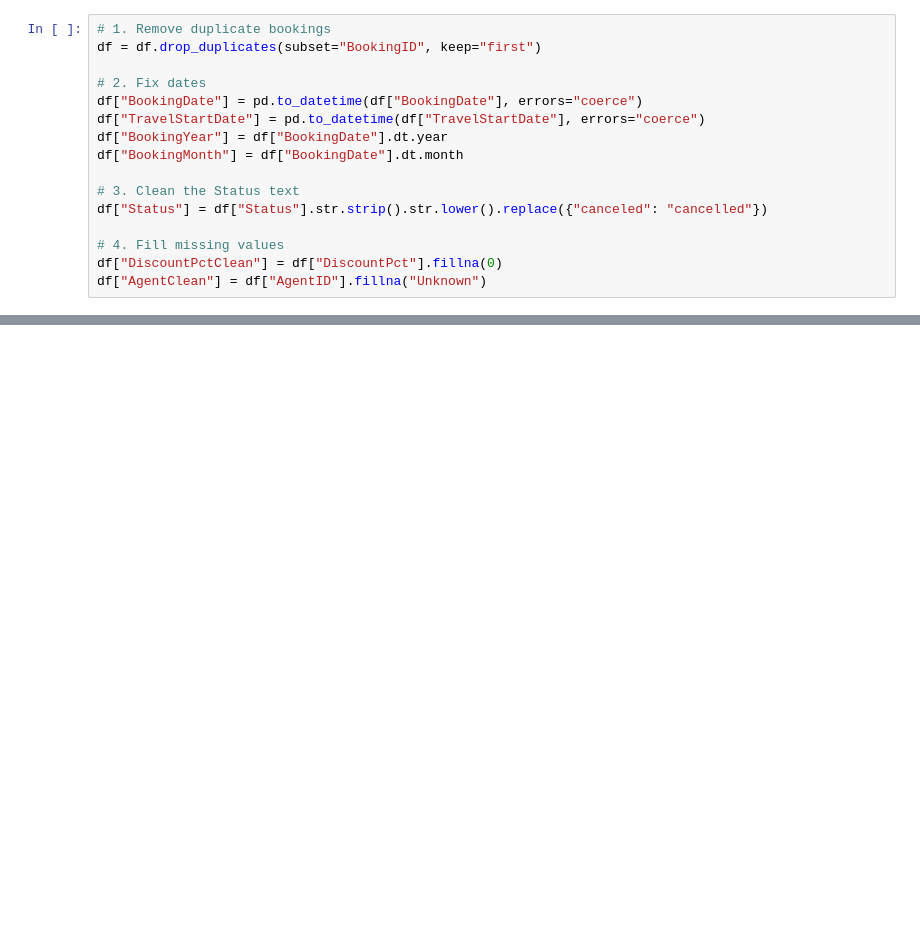
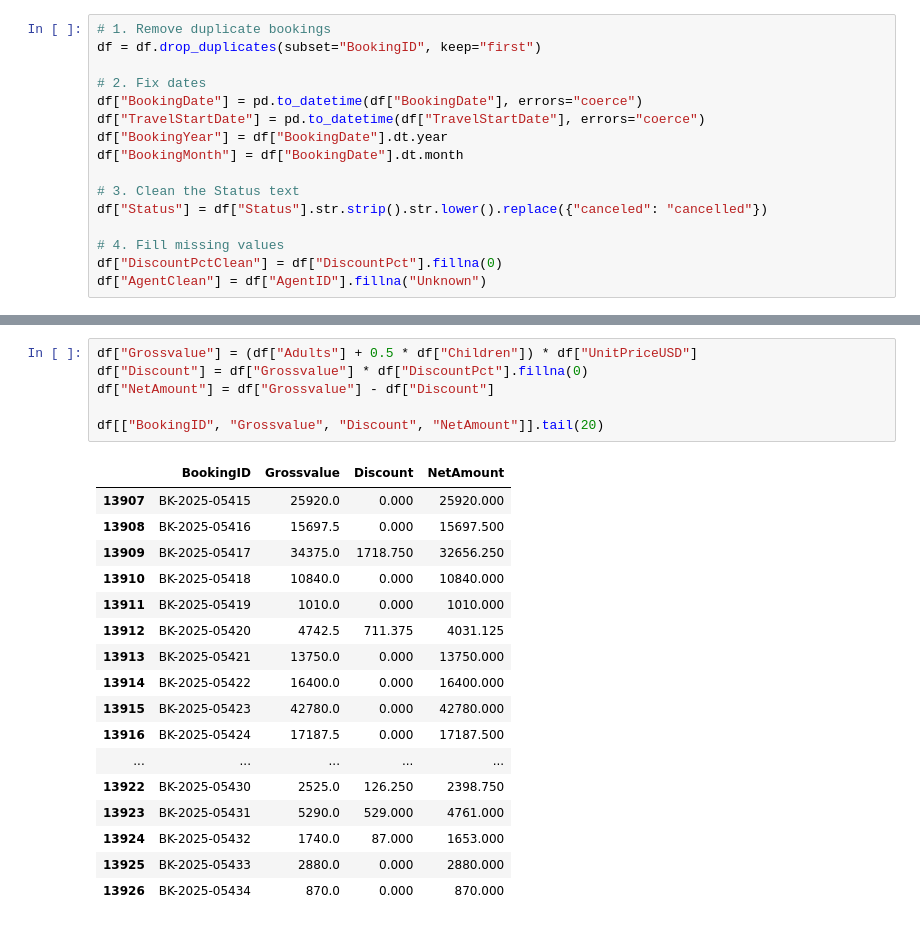
Before and after one commit to emilioochieng/bookings_project, a Jupyter notebook: notebooks/bookings_analytics.ipynb, the cells around one changed output, grey strips where cells are left out. Drawn from its saved outputs; the diff is of its cells as text; blank space fills up the shorter version.

```diff
--- a/notebooks/bookings_analytics.ipynb
+++ b/notebooks/bookings_analytics.ipynb
@@ -36,0 +276,24 @@ df["AgentClean"] = df["AgentID"].fillna("Unknown")
+# %%
+df["Grossvalue"] = (df["Adults"] + 0.5 * df["Children"]) * df["UnitPriceUSD"]
+df["Discount"] = df["Grossvalue"] * df["DiscountPct"].fillna(0)
+df["NetAmount"] = df["Grossvalue"] - df["Discount"]
+
+df[["BookingID", "Grossvalue", "Discount", "NetAmount"]].tail(20)
+# %% [output]
+|  | BookingID | Grossvalue | Discount | NetAmount |
+| 13907 | BK-2025-05415 | 25920.0 | 0.000 | 25920.000 |
+| 13908 | BK-2025-05416 | 15697.5 | 0.000 | 15697.500 |
+| 13909 | BK-2025-05417 | 34375.0 | 1718.750 | 32656.250 |
+| 13910 | BK-2025-05418 | 10840.0 | 0.000 | 10840.000 |
+| 13911 | BK-2025-05419 | 1010.0 | 0.000 | 1010.000 |
+| 13912 | BK-2025-05420 | 4742.5 | 711.375 | 4031.125 |
+| 13913 | BK-2025-05421 | 13750.0 | 0.000 | 13750.000 |
+| 13914 | BK-2025-05422 | 16400.0 | 0.000 | 16400.000 |
+| 13915 | BK-2025-05423 | 42780.0 | 0.000 | 42780.000 |
+| 13916 | BK-2025-05424 | 17187.5 | 0.000 | 17187.500 |
+| ... | ... | ... | ... | ... |
+| 13922 | BK-2025-05430 | 2525.0 | 126.250 | 2398.750 |
+| 13923 | BK-2025-05431 | 5290.0 | 529.000 | 4761.000 |
+| 13924 | BK-2025-05432 | 1740.0 | 87.000 | 1653.000 |
+| 13925 | BK-2025-05433 | 2880.0 | 0.000 | 2880.000 |
+| 13926 | BK-2025-05434 | 870.0 | 0.000 | 870.000 |
```
Also changed, not shown: parts of 60 cells of this notebook, 9 other files.
